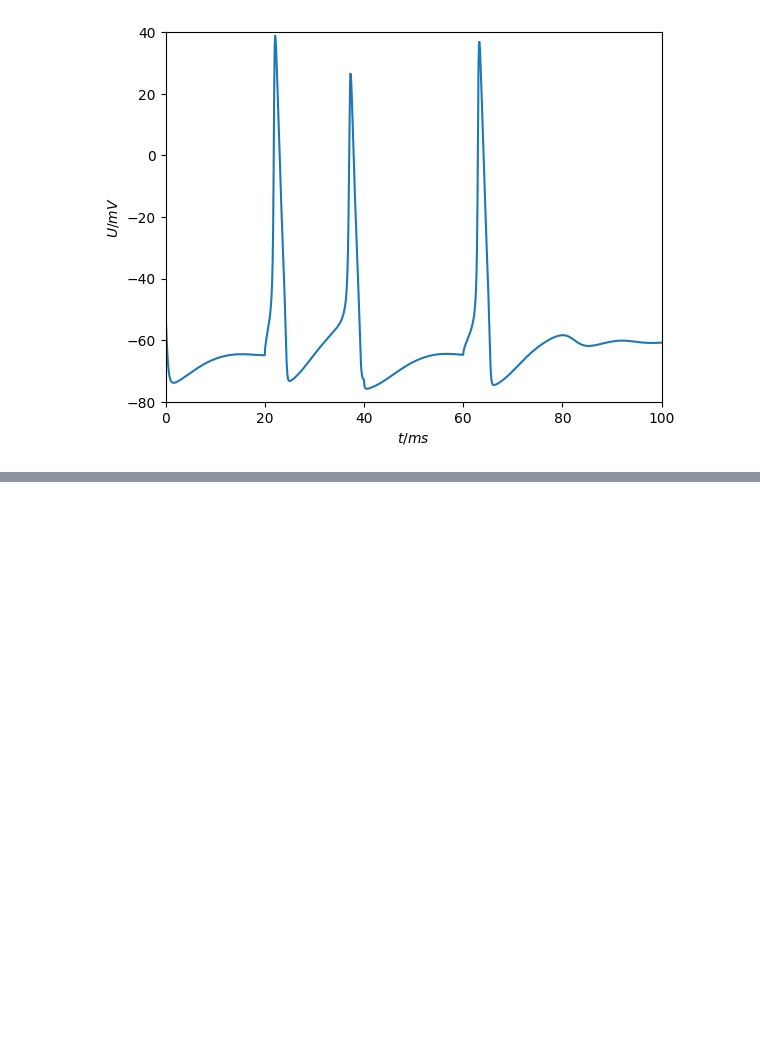
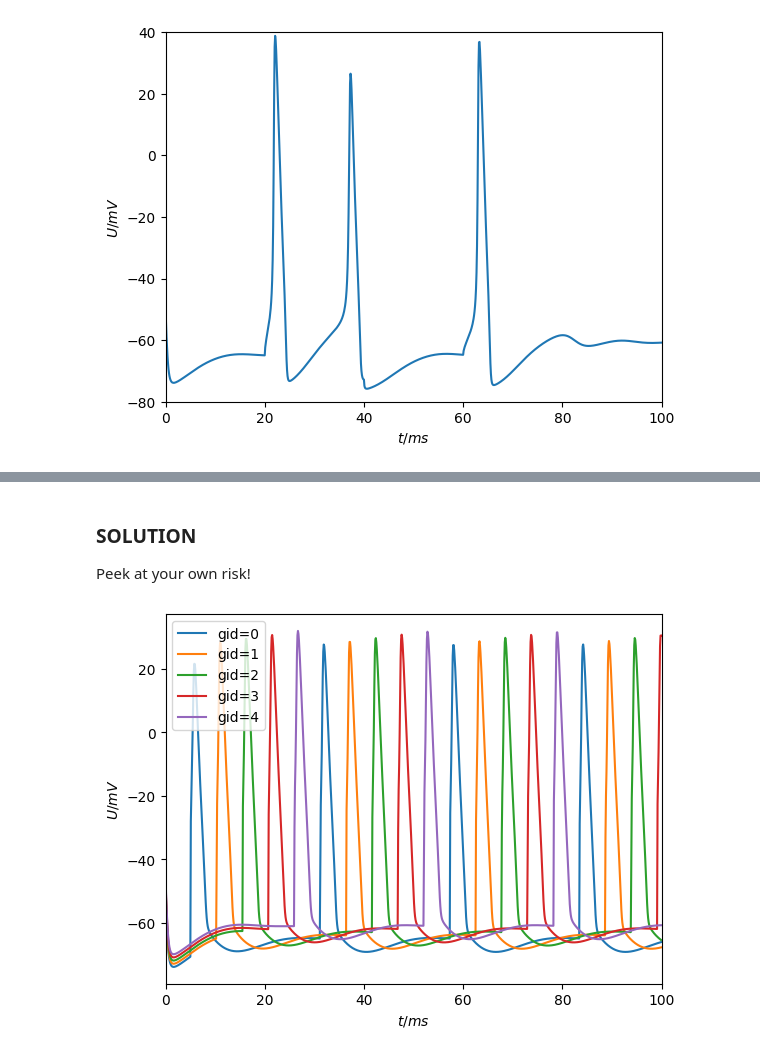
Before and after one commit to thorstenhater/arbor-tutorial, a Jupyter notebook: arbor-tutorial.ipynb, the cells around one changed output, grey strips where cells are left out. Saved outputs shown, nothing was run; the diff lists cells and outputs as text; code cells hidden in the pictures; blank space fills up the shorter version.

```diff
--- a/arbor-tutorial.ipynb
+++ b/arbor-tutorial.ipynb
@@ -163,0 +369,28 @@ run_single_cell(mrf, dec)
+# %% [markdown]
+### SOLUTION
+
+Peek at your own risk!
+# %%
+class ring(n_cells):
+    def __init(self, N):
+        n_cells.__init__(N)
+
+    def connections_on(self, gid):
+        return [ A.connection(((gid - 1) % self.N, 'det'), # previous w/ wrap
+                              'syn',
+                              0.5,
+                              5,)
+        ]
+
+    def event_generators(self, gid):
+        if gid == 0:
+            return [A.event_generator('syn',
+                                      0.5,
+                                      A.explicit_schedule([5]))
+                   ]
+        return []
+# %%
+rec = ring(5)
+fg, ax = run_recipe(rec)
+# %% [output]
+[figure, added]
```
Also changed, not shown: parts of 32 cells of this notebook.
